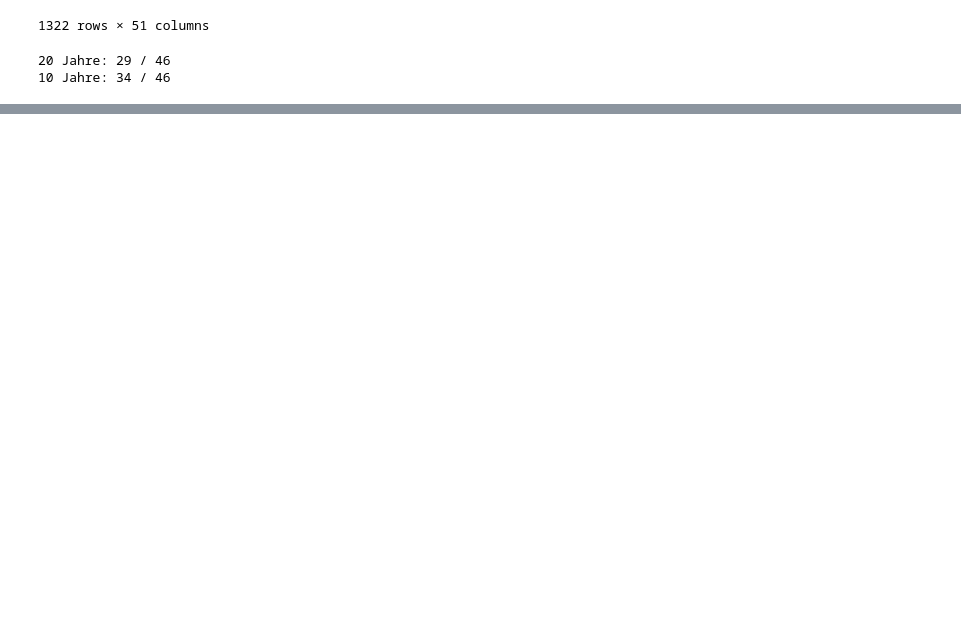
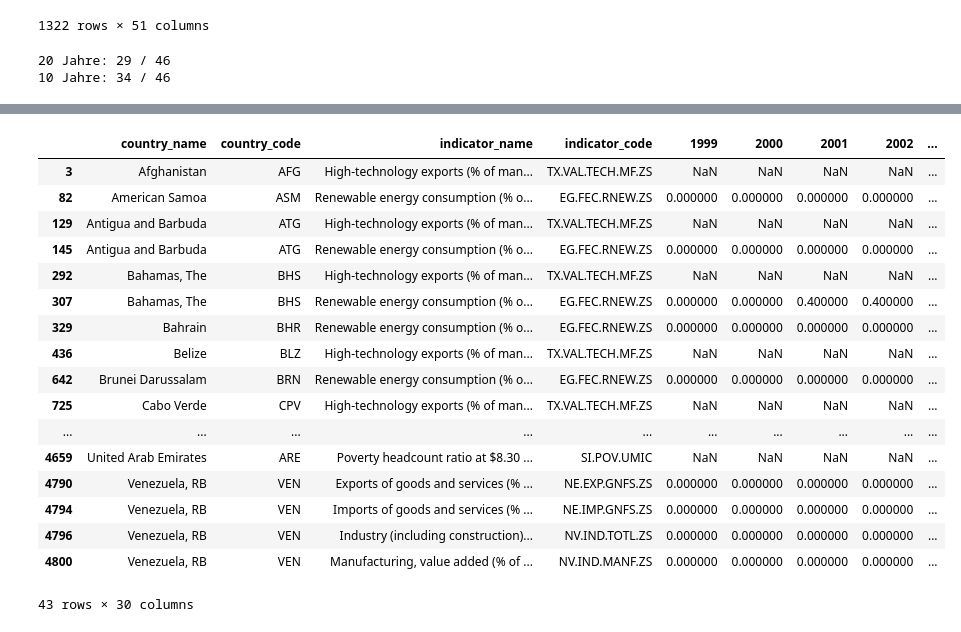
Before and after one commit to EckbertRadieschen/Analysis-App---Bildung-Entwicklung-international-, a Jupyter notebook: notebooks/abschlussprojekt.ipynb, the cells around one changed output, grey strips where cells are left out. Drawn from its saved outputs; the diff is of its cells as text; code cells hidden in the pictures; blank space fills up the shorter version.

```diff
--- a/notebooks/abschlussprojekt.ipynb
+++ b/notebooks/abschlussprojekt.ipynb
@@ -443,0 +453,29 @@ Length: 26, dtype: str
+# %%
+year_columns = [
+    col
+    for col in df_dev.columns
+    if col.isdigit()
+]
+
+df_zero = df_dev[(df_dev[year_columns] == 0).any(axis=1)]
+
+df_zero
+# %% [output]
+|  | country_name | country_code | indicator_name | indicator_code | 1999 | 2000 | 2001 | 2002 | ... |
+| 3 | Afghanistan | AFG | High-technology exports (% of man... | TX.VAL.TECH.MF.ZS | NaN | NaN | NaN | NaN | ... |
+| 82 | American Samoa | ASM | Renewable energy consumption (% o... | EG.FEC.RNEW.ZS | 0.000000 | 0.000000 | 0.000000 | 0.000000 | ... |
+| 129 | Antigua and Barbuda | ATG | High-technology exports (% of man... | TX.VAL.TECH.MF.ZS | NaN | NaN | NaN | NaN | ... |
+| 145 | Antigua and Barbuda | ATG | Renewable energy consumption (% o... | EG.FEC.RNEW.ZS | 0.000000 | 0.000000 | 0.000000 | 0.000000 | ... |
+| 292 | Bahamas, The | BHS | High-technology exports (% of man... | TX.VAL.TECH.MF.ZS | NaN | NaN | NaN | NaN | ... |
+| 307 | Bahamas, The | BHS | Renewable energy consumption (% o... | EG.FEC.RNEW.ZS | 0.000000 | 0.000000 | 0.400000 | 0.400000 | ... |
+| 329 | Bahrain | BHR | Renewable energy consumption (% o... | EG.FEC.RNEW.ZS | 0.000000 | 0.000000 | 0.000000 | 0.000000 | ... |
+| 436 | Belize | BLZ | High-technology exports (% of man... | TX.VAL.TECH.MF.ZS | NaN | NaN | NaN | NaN | ... |
+| 642 | Brunei Darussalam | BRN | Renewable energy consumption (% o... | EG.FEC.RNEW.ZS | 0.000000 | 0.000000 | 0.000000 | 0.000000 | ... |
+| 725 | Cabo Verde | CPV | High-technology exports (% of man... | TX.VAL.TECH.MF.ZS | NaN | NaN | NaN | NaN | ... |
+| ... | ... | ... | ... | ... | ... | ... | ... | ... | ... |
+| 4659 | United Arab Emirates | ARE | Poverty headcount ratio at $8.30 ... | SI.POV.UMIC | NaN | NaN | NaN | NaN | ... |
+| 4790 | Venezuela, RB | VEN | Exports of goods and services (% ... | NE.EXP.GNFS.ZS | 0.000000 | 0.000000 | 0.000000 | 0.000000 | ... |
+| 4794 | Venezuela, RB | VEN | Imports of goods and services (% ... | NE.IMP.GNFS.ZS | 0.000000 | 0.000000 | 0.000000 | 0.000000 | ... |
+| 4796 | Venezuela, RB | VEN | Industry (including construction)... | NV.IND.TOTL.ZS | 0.000000 | 0.000000 | 0.000000 | 0.000000 | ... |
+| 4800 | Venezuela, RB | VEN | Manufacturing, value added (% of ... | NV.IND.MANF.ZS | 0.000000 | 0.000000 | 0.000000 | 0.000000 | ... |
+43 rows × 30 columns
```
Also changed, not shown: parts of 12 cells of this notebook, 10 other files.
